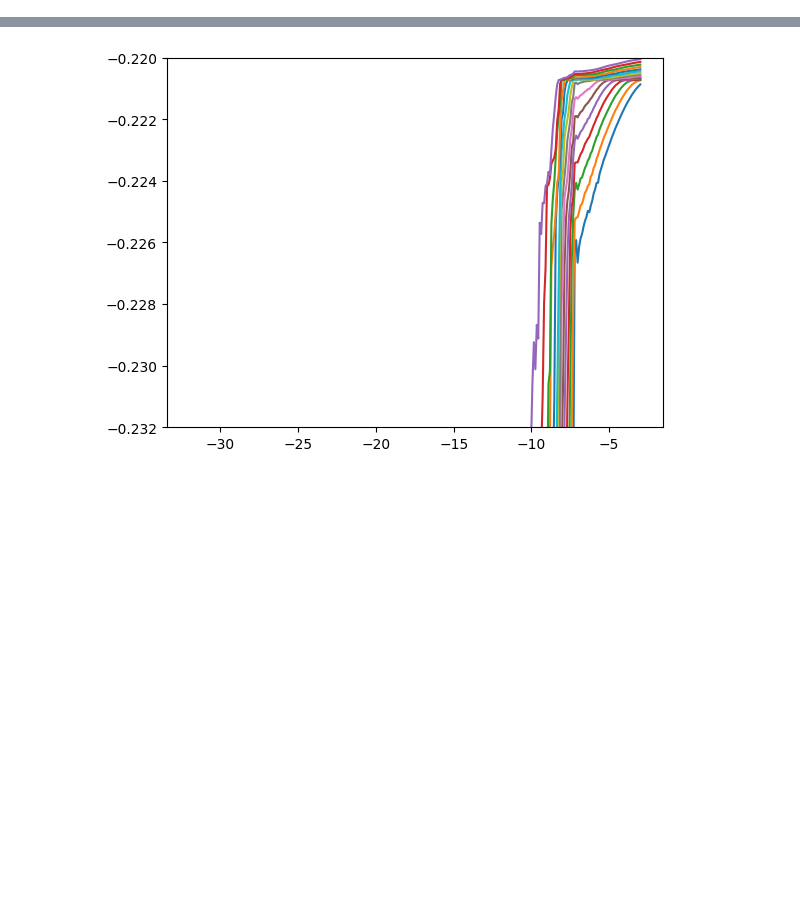
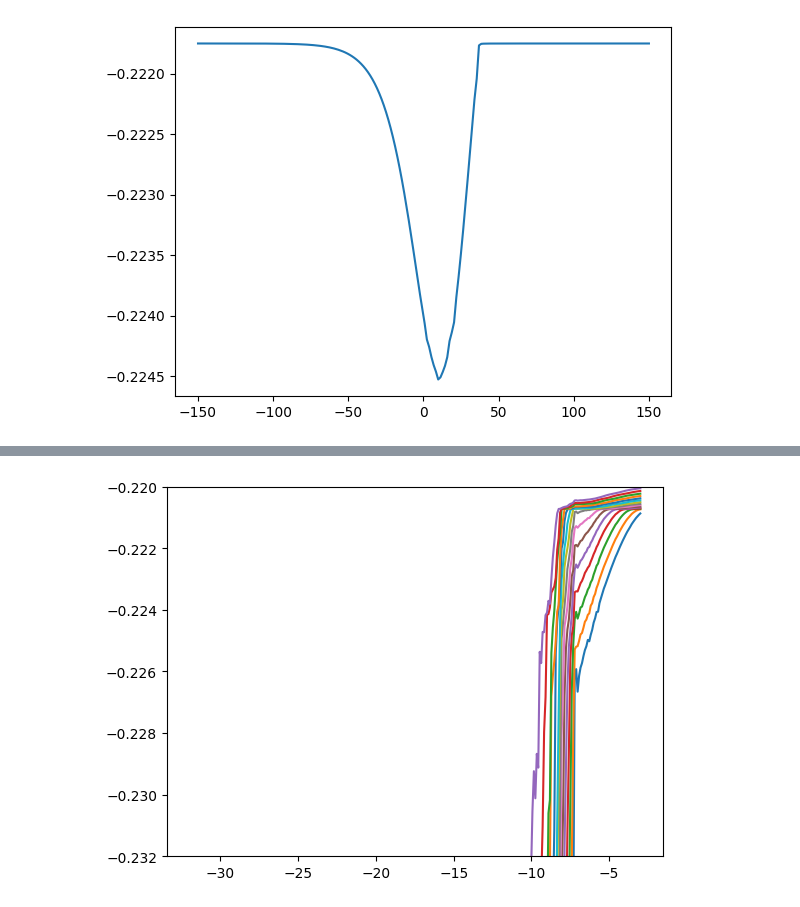
Before and after one commit to lefan99/BornOppenheimerCluster, a Jupyter notebook: plot.ipynb, the cells around one changed output, grey strips where cells are left out. Drawn from its saved outputs; the diff is of its cells as text; code cells hidden in the pictures; blank space fills up the shorter version.

```diff
--- a/plot.ipynb
+++ b/plot.ipynb
@@ -5,6 +5,8 @@ import confining_potential as con
 import parameters as para
 import postprocessing as post
 # %%
-data = post.get_pot_landscape(para.fields[140])
+data = post.get_pot_landscape(pot[50])
 plt.plot(np.linspace(-para.com_width , para.com_width , para.o, endpoint=True)*1e9, data)
 plt.show()
+# %% [output]
+[figure, added]
```
Also changed, not shown: parts of 12 cells of this notebook, 5 other files.
